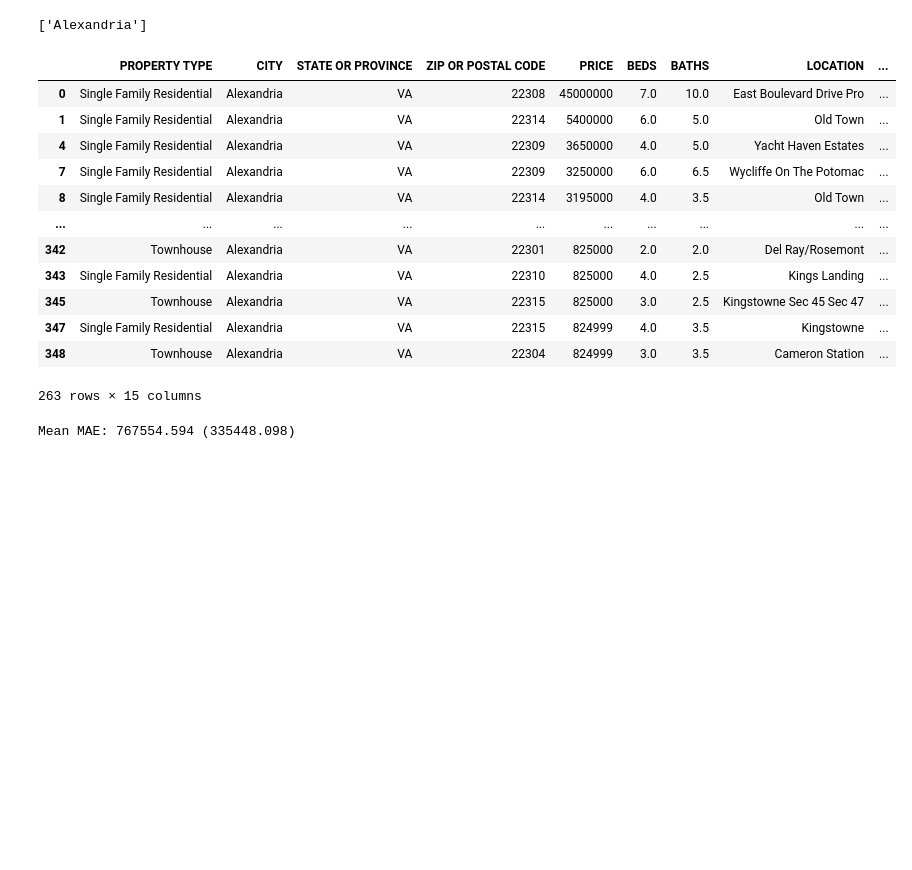
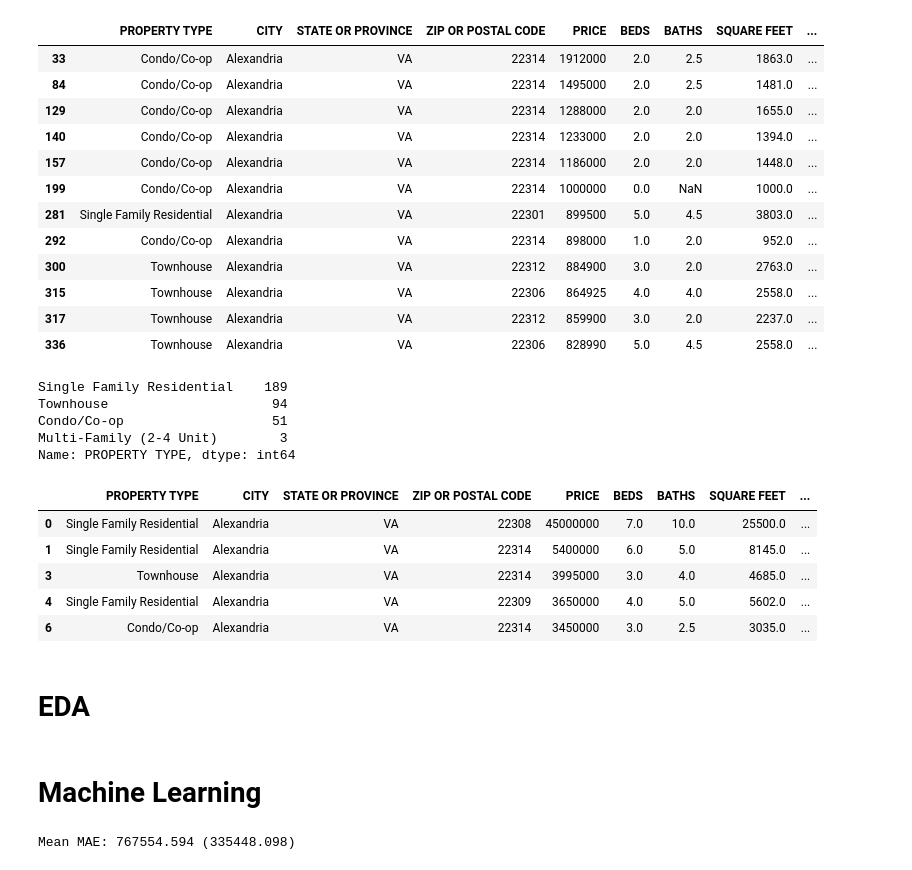
Before and after one commit to Johnle3/MLHousingPrices, a Jupyter notebook: Main.ipynb, the cells around one changed output. Saved outputs shown, nothing was run; the diff lists cells and outputs as text; code cells hidden in the pictures; blank space fills up the shorter version.

```diff
--- a/Main.ipynb
+++ b/Main.ipynb
@@ -4,10 +6,15 @@ import numpy as np
 # %%
 houses = pd.read_csv("https://raw.githubusercontent.com/Johnle3/MLHousingPrices/main/redfin_2022-06-06-11-05-25.csv")
+# Remove unnecessary columns
 houses = houses.drop('FAVORITE', axis=1)
-houses = houses.drop(['SALE TYPE', 'SOLD DATE','SALE TYPE','ADDRESS','HOA/MONTH', 'NEXT OPEN HOUSE START TIME','NEXT OPEN HOUSE END TIME','INTERESTED','URL (SEE https://www.redfin.com/buy-a-home/comparative-market-analysis FOR INFO ON PRICING)','SOURCE', 'MLS#','STATUS','LOCATION'], axis = 1)
+houses = houses.drop(['SALE TYPE', 'SOLD DATE','ADDRESS','HOA/MONTH', 'NEXT OPEN HOUSE START TIME','NEXT OPEN HOUSE END TIME','INTERESTED','URL (SEE https://www.redfin.com/buy-a-home/comparative-market-analysis FOR INFO ON PRICING)','SOURCE', 'MLS#','STATUS','LOCATION'], axis = 1)
+
+#Subset to only Alexandria and without Vacant Lot
 houses = houses[houses['CITY']!= 'Arlington']
-houses = houses.dropna()
-houses
+houses = houses[houses['PROPERTY TYPE'] != "Vacant Land"]
+# Drop null values
+#houses = houses.dropna()
+houses.head()
 # %% [output]
 |  | PROPERTY TYPE | CITY | STATE OR PROVINCE | ZIP OR POSTAL CODE | PRICE | BEDS | BATHS | SQUARE FEET | ... |
 | 0 | Single Family Residential | Alexandria | VA | 22308 | 45000000 | 7.0 | 10.0 | 25500.0 | ... |
@@ -25,23 +68,40 @@ houses
+# %%
+houses[houses['YEAR BUILT'].isna()]
+# %% [output]
+|  | PROPERTY TYPE | CITY | STATE OR PROVINCE | ZIP OR POSTAL CODE | PRICE | BEDS | BATHS | SQUARE FEET | ... |
+| 33 | Condo/Co-op | Alexandria | VA | 22314 | 1912000 | 2.0 | 2.5 | 1863.0 | ... |
+| 84 | Condo/Co-op | Alexandria | VA | 22314 | 1495000 | 2.0 | 2.5 | 1481.0 | ... |
+| 129 | Condo/Co-op | Alexandria | VA | 22314 | 1288000 | 2.0 | 2.0 | 1655.0 | ... |
+| 140 | Condo/Co-op | Alexandria | VA | 22314 | 1233000 | 2.0 | 2.0 | 1394.0 | ... |
+| 157 | Condo/Co-op | Alexandria | VA | 22314 | 1186000 | 2.0 | 2.0 | 1448.0 | ... |
+| 199 | Condo/Co-op | Alexandria | VA | 22314 | 1000000 | 0.0 | NaN | 1000.0 | ... |
+| 281 | Single Family Residential | Alexandria | VA | 22301 | 899500 | 5.0 | 4.5 | 3803.0 | ... |
+| 292 | Condo/Co-op | Alexandria | VA | 22314 | 898000 | 1.0 | 2.0 | 952.0 | ... |
+| 300 | Townhouse | Alexandria | VA | 22312 | 884900 | 3.0 | 2.0 | 2763.0 | ... |
+| 315 | Townhouse | Alexandria | VA | 22306 | 864925 | 4.0 | 4.0 | 2558.0 | ... |
+| 317 | Townhouse | Alexandria | VA | 22312 | 859900 | 3.0 | 2.0 | 2237.0 | ... |
+| 336 | Townhouse | Alexandria | VA | 22306 | 828990 | 5.0 | 4.5 | 2558.0 | ... |
 # %%
-sorted(houses.CITY.unique().tolist())
+houses['PROPERTY TYPE'].value_counts() # --> dummy vars
 # %% [output]
-['Alexandria']
+Single Family Residential    189
+Townhouse                     94
+Condo/Co-op                   51
+Multi-Family (2-4 Unit)        3
+Name: PROPERTY TYPE, dtype: int64
 # %%
-houses
+houses.head()
 # %% [output]
-|  | PROPERTY TYPE | CITY | STATE OR PROVINCE | ZIP OR POSTAL CODE | PRICE | BEDS | BATHS | LOCATION | ... |
-| 0 | Single Family Residential | Alexandria | VA | 22308 | 45000000 | 7.0 | 10.0 | East Boulevard Drive Pro | ... |
-| 1 | Single Family Residential | Alexandria | VA | 22314 | 5400000 | 6.0 | 5.0 | Old Town | ... |
-| 4 | Single Family Residential | Alexandria | VA | 22309 | 3650000 | 4.0 | 5.0 | Yacht Haven Estates | ... |
-| 7 | Single Family Residential | Alexandria | VA | 22309 | 3250000 | 6.0 | 6.5 | Wycliffe On The Potomac | ... |
-| 8 | Single Family Residential | Alexandria | VA | 22314 | 3195000 | 4.0 | 3.5 | Old Town | ... |
-| ... | ... | ... | ... | ... | ... | ... | ... | ... | ... |
-| 342 | Townhouse | Alexandria | VA | 22301 | 825000 | 2.0 | 2.0 | Del Ray/Rosemont | ... |
-| 343 | Single Family Residential | Alexandria | VA | 22310 | 825000 | 4.0 | 2.5 | Kings Landing | ... |
-| 345 | Townhouse | Alexandria | VA | 22315 | 825000 | 3.0 | 2.5 | Kingstowne Sec 45 Sec 47 | ... |
-| 347 | Single Family Residential | Alexandria | VA | 22315 | 824999 | 4.0 | 3.5 | Kingstowne | ... |
-| 348 | Townhouse | Alexandria | VA | 22304 | 824999 | 3.0 | 3.5 | Cameron Station | ... |
+|  | PROPERTY TYPE | CITY | STATE OR PROVINCE | ZIP OR POSTAL CODE | PRICE | BEDS | BATHS | SQUARE FEET | ... |
+| 0 | Single Family Residential | Alexandria | VA | 22308 | 45000000 | 7.0 | 10.0 | 25500.0 | ... |
+| 1 | Single Family Residential | Alexandria | VA | 22314 | 5400000 | 6.0 | 5.0 | 8145.0 | ... |
+| 3 | Townhouse | Alexandria | VA | 22314 | 3995000 | 3.0 | 4.0 | 4685.0 | ... |
+| 4 | Single Family Residential | Alexandria | VA | 22309 | 3650000 | 4.0 | 5.0 | 5602.0 | ... |
+| 6 | Condo/Co-op | Alexandria | VA | 22314 | 3450000 | 3.0 | 2.5 | 3035.0 | ... |
-263 rows × 15 columns
+# %% [markdown]
+# EDA
+# %% [markdown]
+# Machine Learning
 # %%
 import sklearn
 from sklearn import linear_model
```
Also changed, not shown: parts of 6 cells of this notebook.
